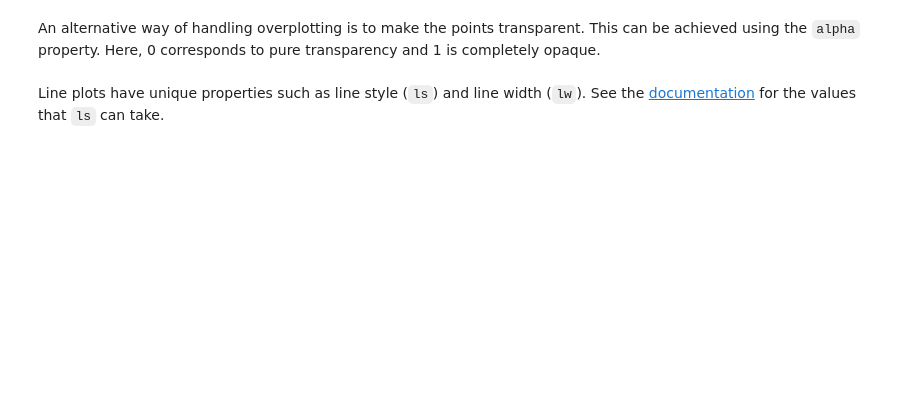
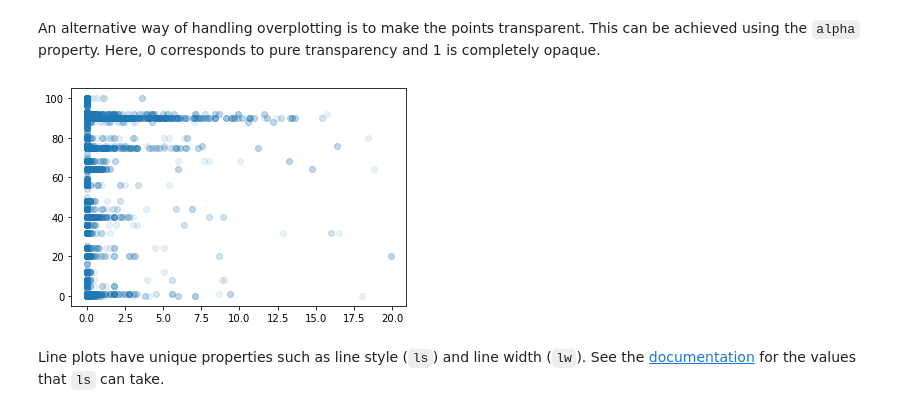
Before and after one commit to mat10599/python_for_data_science, a Jupyter notebook: session2/session-two-teaching-questions.ipynb, the cells around one changed output. Cells and saved outputs as stored; diff of their text form; code cells hidden in the pictures; blank space fills up the shorter version.

```diff
--- a/session2/session-two-teaching-questions.ipynb
+++ b/session2/session-two-teaching-questions.ipynb
@@ -221,8 +222,10 @@ An alternative way of handling overplotting is to make the points transparent. T
 # %%
 # Plot all data points with transparency
 fig, ax = plt.subplots()
-# ...
+ax.scatter(metro.rain_1h,metro.clouds_all, alpha = 0.1)
 plt.show()
+# %% [output]
+[figure, added]
 # %% [markdown]
 Line plots have unique properties such as line style (`ls`) and line width (`lw`). See the [documentation](https://matplotlib.org/3.1.1/api/_as_gen/matplotlib.pyplot.plot.html) for the values that `ls` can take.
 # %%
```
Also changed, not shown: parts of 6 cells of this notebook, 6 other files.
